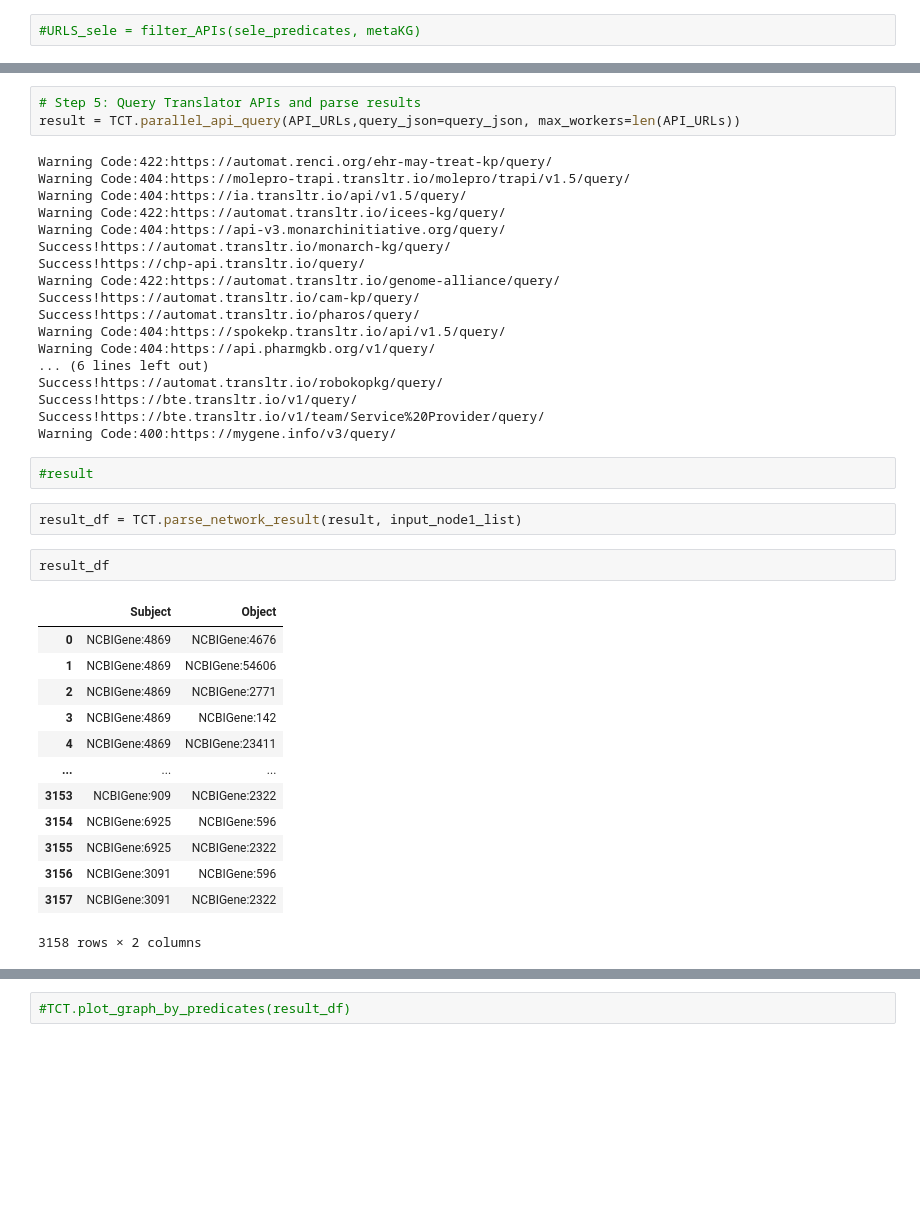
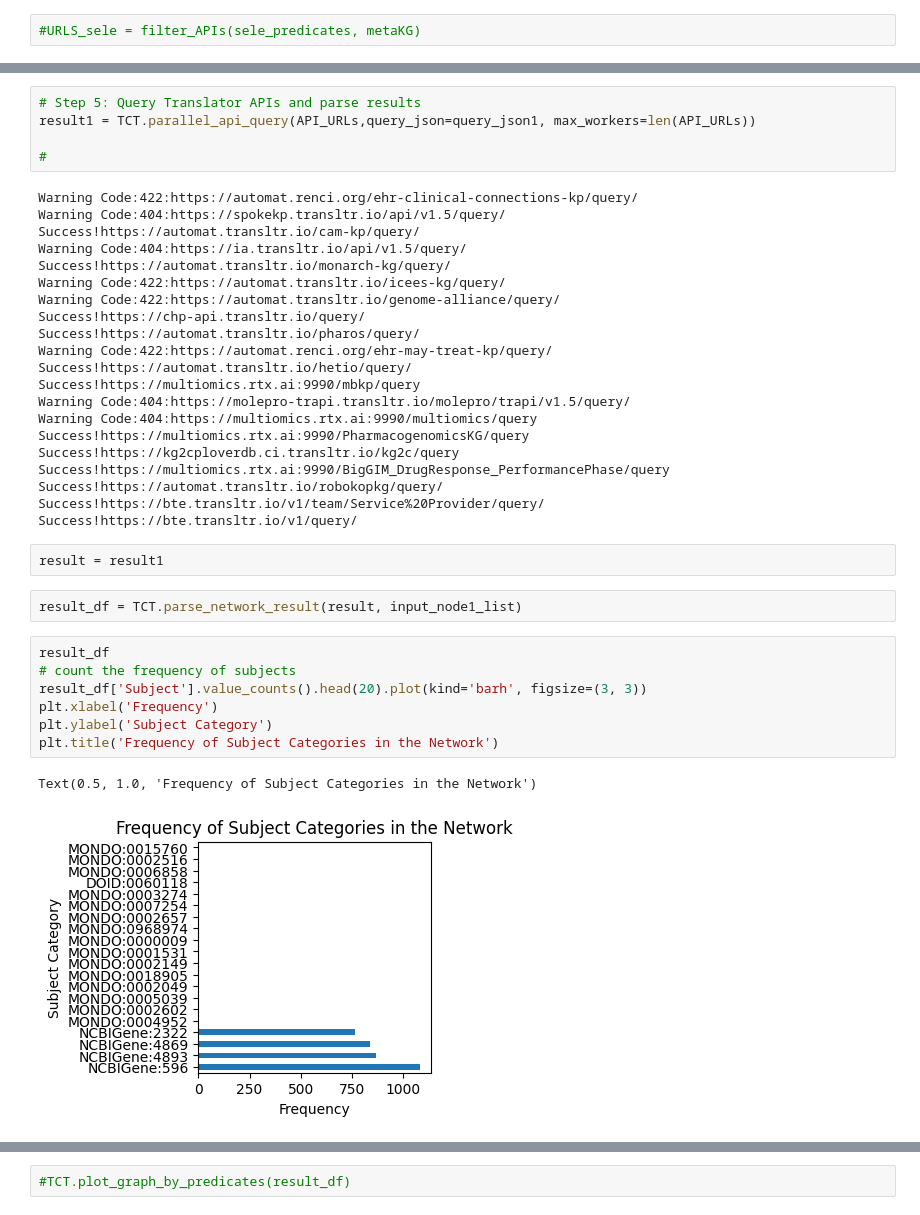
Before and after one commit to sierra-moxon/Translator_component_toolkit, a Jupyter notebook: notebooks/Network_finder.ipynb, the cells around one changed output, grey strips where cells are left out. Cells and saved outputs as stored; diff of their text form; blank space fills up the shorter version.

Commit message:
revise network.ipynb

```diff
--- a/notebooks/Network_finder.ipynb
+++ b/notebooks/Network_finder.ipynb
@@ -86,41 +118,40 @@ query_json = TCT.format_query_json(input_node1_list,  # a list of identifiers fo
 # %%
 # Step 5: Query Translator APIs and parse results
-result = TCT.parallel_api_query(API_URLs,query_json=query_json, max_workers=len(API_URLs))
+result1 = TCT.parallel_api_query(API_URLs,query_json=query_json1, max_workers=len(API_URLs))
+
+#
 # %% [output]
+Warning Code:422:https://automat.renci.org/ehr-clinical-connections-kp/query/
+Warning Code:404:https://spokekp.transltr.io/api/v1.5/query/
+Success!https://automat.transltr.io/cam-kp/query/
+Warning Code:404:https://ia.transltr.io/api/v1.5/query/
+Success!https://automat.transltr.io/monarch-kg/query/
+Warning Code:422:https://automat.transltr.io/icees-kg/query/
+Warning Code:422:https://automat.transltr.io/genome-alliance/query/
+Success!https://chp-api.transltr.io/query/
+Success!https://automat.transltr.io/pharos/query/
 Warning Code:422:https://automat.renci.org/ehr-may-treat-kp/query/
+Success!https://automat.transltr.io/hetio/query/
+Success!https://multiomics.rtx.ai:9990/mbkp/query
 Warning Code:404:https://molepro-trapi.transltr.io/molepro/trapi/v1.5/query/
-Warning Code:404:https://ia.transltr.io/api/v1.5/query/
-Warning Code:422:https://automat.transltr.io/icees-kg/query/
-Warning Code:404:https://api-v3.monarchinitiative.org/query/
-Success!https://automat.transltr.io/monarch-kg/query/
-Success!https://chp-api.transltr.io/query/
-Warning Code:422:https://automat.transltr.io/genome-alliance/query/
-Success!https://automat.transltr.io/cam-kp/query/
-Success!https://automat.transltr.io/pharos/query/
-Warning Code:404:https://spokekp.transltr.io/api/v1.5/query/
-Warning Code:404:https://api.pharmgkb.org/v1/query/
-... (6 lines left out)
+Warning Code:404:https://multiomics.rtx.ai:9990/multiomics/query
+Success!https://multiomics.rtx.ai:9990/PharmacogenomicsKG/query
+Success!https://kg2cploverdb.ci.transltr.io/kg2c/query
+Success!https://multiomics.rtx.ai:9990/BigGIM_DrugResponse_PerformancePhase/query
 Success!https://automat.transltr.io/robokopkg/query/
+Success!https://bte.transltr.io/v1/team/Service%20Provider/query/
 Success!https://bte.transltr.io/v1/query/
-Success!https://bte.transltr.io/v1/team/Service%20Provider/query/
-Warning Code:400:https://mygene.info/v3/query/
-# %%
-#result
+# %%
+result = result1
 # %%
 result_df = TCT.parse_network_result(result, input_node1_list)
-# %%
-result_df
-# %% [output]
-|  | Subject | Object |
-| 0 | NCBIGene:4869 | NCBIGene:4676 |
-| 1 | NCBIGene:4869 | NCBIGene:54606 |
-| 2 | NCBIGene:4869 | NCBIGene:2771 |
-| 3 | NCBIGene:4869 | NCBIGene:142 |
-| 4 | NCBIGene:4869 | NCBIGene:23411 |
-| ... | ... | ... |
-| 3153 | NCBIGene:909 | NCBIGene:2322 |
-| 3154 | NCBIGene:6925 | NCBIGene:596 |
-| 3155 | NCBIGene:6925 | NCBIGene:2322 |
-| 3156 | NCBIGene:3091 | NCBIGene:596 |
-| 3157 | NCBIGene:3091 | NCBIGene:2322 |
-3158 rows × 2 columns
+# %%
+result_df
+# count the frequency of subjects
+result_df['Subject'].value_counts().head(20).plot(kind='barh', figsize=(3, 3))
+plt.xlabel('Frequency')
+plt.ylabel('Subject Category')
+plt.title('Frequency of Subject Categories in the Network')
+# %% [output]
+Text(0.5, 1.0, 'Frequency of Subject Categories in the Network')
+[figure, added]
```
Also changed, not shown: parts of 11 cells of this notebook, 1 other file.
